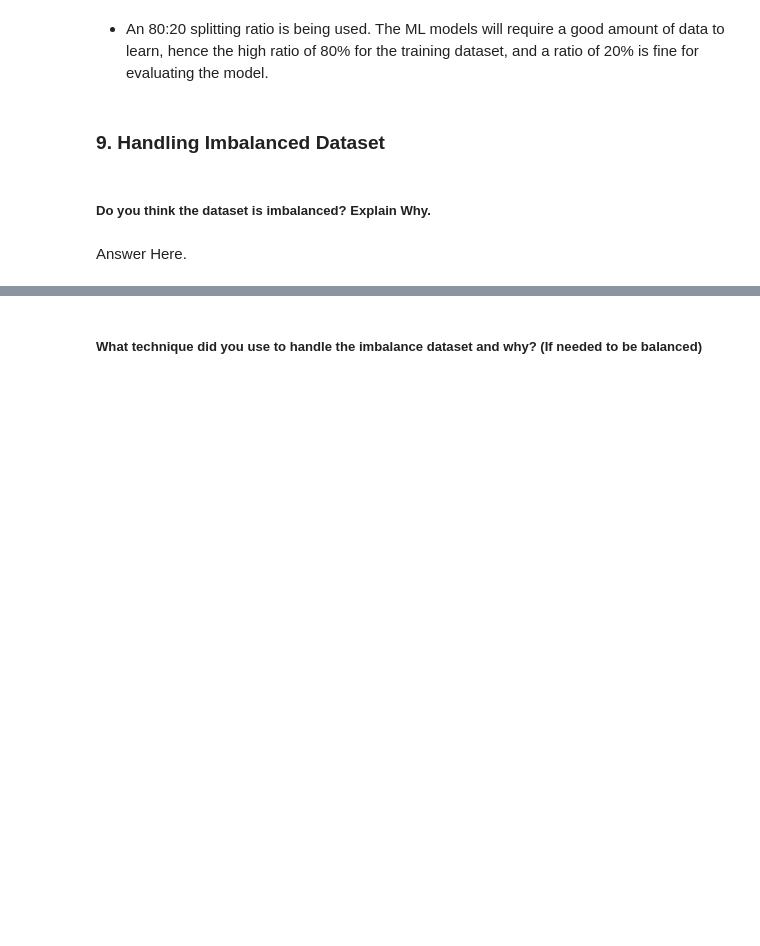
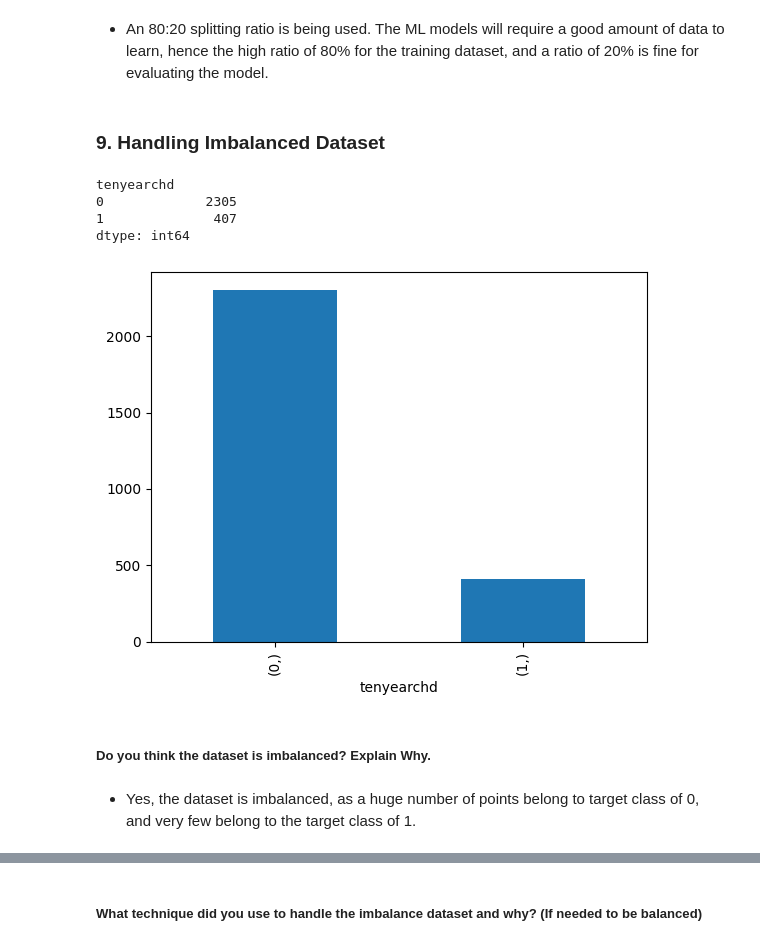
Before and after one commit to dipankarsahu1000/Cardiovascular-Risk-Prediction, a Jupyter notebook: Cardiovascular_Risk_Prediction.ipynb, the cells around one changed output, grey strips where cells are left out. Cells and saved outputs as stored; diff of their text form; code cells hidden in the pictures; blank space fills up the shorter version.

```diff
--- a/Cardiovascular_Risk_Prediction.ipynb
+++ b/Cardiovascular_Risk_Prediction.ipynb
@@ -881,7 +881,15 @@ X_train, X_test, y_train, y_test = train_test_split(X, y, test_size = 0.2, rando
 * An 80:20 splitting ratio is being used. The ML models will require a good amount of data to learn, hence the high ratio of 80% for the training dataset, and a ratio of 20% is fine for evaluating the model.
 # %% [markdown]
 ### 9. Handling Imbalanced Dataset
+# %%
+# Counting the number of target classes in the dependent variable for the training dataset
+y_train.value_counts().plot(kind = 'bar')
+print(y_train.value_counts())
+# %% [output]
+tenyearchd
+0             2305
+1              407
+dtype: int64
+[figure, added]
 # %% [markdown]
 ##### Do you think the dataset is imbalanced? Explain Why.
-# %% [markdown]
-Answer Here.
@@ -889,0 +896,2 @@ Answer Here.
+# %% [markdown]
+* Yes, the dataset is imbalanced, as a huge number of points belong to target class of 0, and very few belong to the target class of 1.
```
Also changed, not shown: parts of 6 cells of this notebook.
